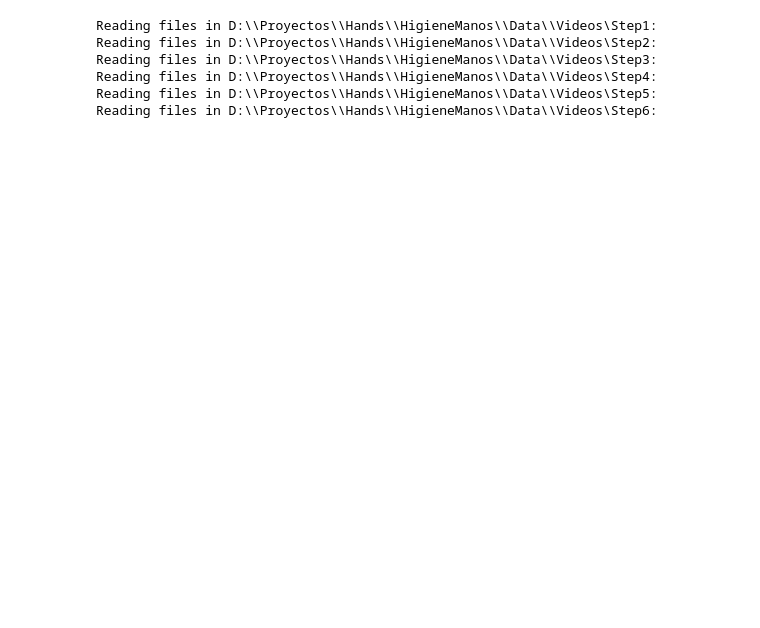
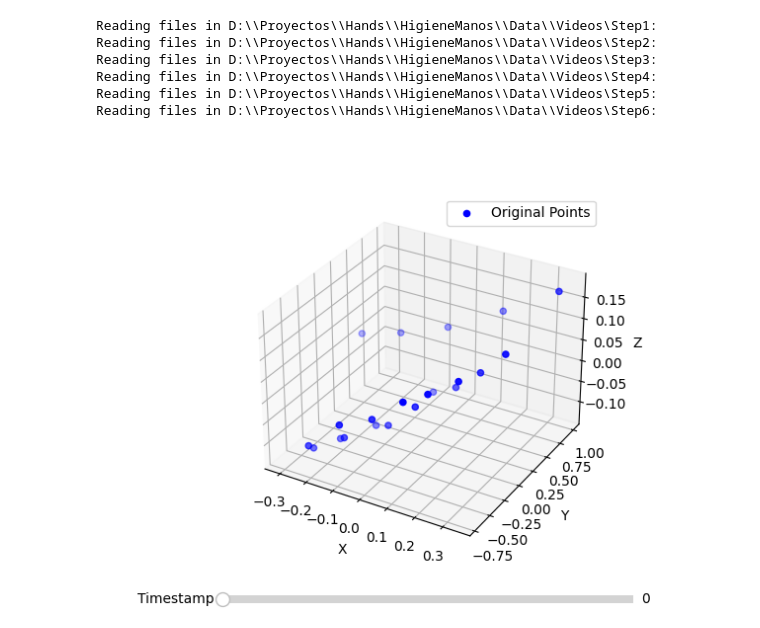
Before and after one commit to juannquinones/HandHygiene, a Jupyter notebook: HandHygiene/Example.ipynb, the cells around one changed output. Saved outputs shown, nothing was run; the diff lists cells and outputs as text; code cells hidden in the pictures; blank space fills up the shorter version.

Commit message:
actualizacion entorno de pruebas 01162024

```diff
--- a/HandHygiene/Example.ipynb
+++ b/HandHygiene/Example.ipynb
@@ -22,7 +40,7 @@ PATH = r'D:\\Proyectos\\Hands\\HigieneManos' # path to folder
 mp_drawing = mp.solutions.drawing_utils
 mp_drawing_styles = mp.solutions.drawing_styles
 mp_hands = mp.solutions.hands
-hands = mp_hands.Hands(model_complexity=0, min_detection_confidence=0.5, min_tracking_confidence=0.5, max_num_hands = 2, ) # modelo
+hands = mp_hands.Hands(model_complexity=0, min_detection_confidence=0.5, min_tracking_confidence=0.5, max_num_hands = 2, static_image_mode=True) # modelo
 # %%
 def get_videos_path(root_folder):
     '''
@@ -180,3 +209,56 @@ normalized_points=get_normalized_rows(points_array)
+# %%
+import matplotlib.pyplot as plt
+from mpl_toolkits.mplot3d import Axes3D
+from matplotlib.widgets import Slider
+import numpy as np
+
+# Assuming normalized_points is a NumPy array with shape (n, 4) where the last column represents the timestamp
+# You should replace this with your actual data
+normalized_points = a
+
+# Create the figure and 3D axes
+fig = plt.figure()
+ax = fig.add_subplot(111, projection='3d')
+
+# Initial timestamp index
+initial_timestamp_index = 0
+
+# Plotting the original points for the initial timestamp
+scatter = ax.scatter(normalized_points[initial_timestamp_index, :,0],
+                     normalized_points[initial_timestamp_index, :,1],
+                     normalized_points[initial_timestamp_index, :,2],
+                     c='blue', label='Original Points')
+
+# Add labels and legend
+ax.set_xlabel('X')
+ax.set_ylabel('Y')
+ax.set_zlabel('Z')
+ax.legend()
+
+# Create a slider axes
+ax_slider = plt.axes([0.2, 0.01, 0.65, 0.03], facecolor='lightgoldenrodyellow')
+
+# Create a slider
+slider = Slider(ax_slider, 'Timestamp', 0, normalized_points.shape[0] - 1, valinit=initial_timestamp_index, valstep=1)
+
+# Update function for the slider
+def update(val):
+    timestamp_index = int(slider.val)
+
+    # Update the scatter plot with the new points for the selected timestamp
+    scatter._offsets3d = (normalized_points[timestamp_index, :,0],
+                          normalized_points[timestamp_index, :,1],
+                          normalized_points[timestamp_index, :,2])
+
+    # Redraw the plot
+    fig.canvas.draw_idle()
+
+# Connect the slider to the update function
+slider.on_changed(update)
+
+plt.show()
+# %% [output]
+[figure, added]
 # %%
 fig = plt.figure()
 ax = fig.add_subplot(111, projection='3d')
```
Also changed, not shown: parts of 11 cells of this notebook.
